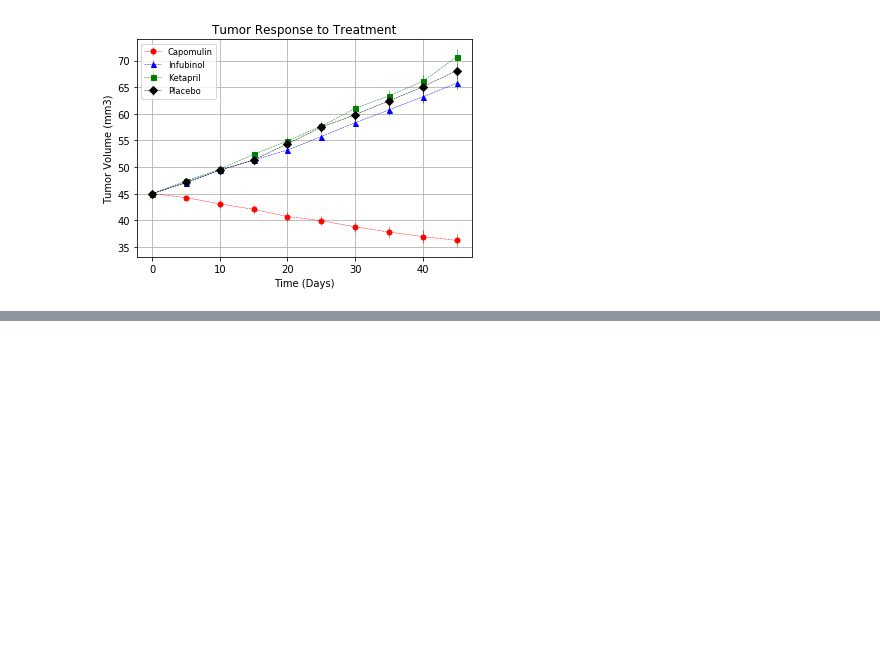
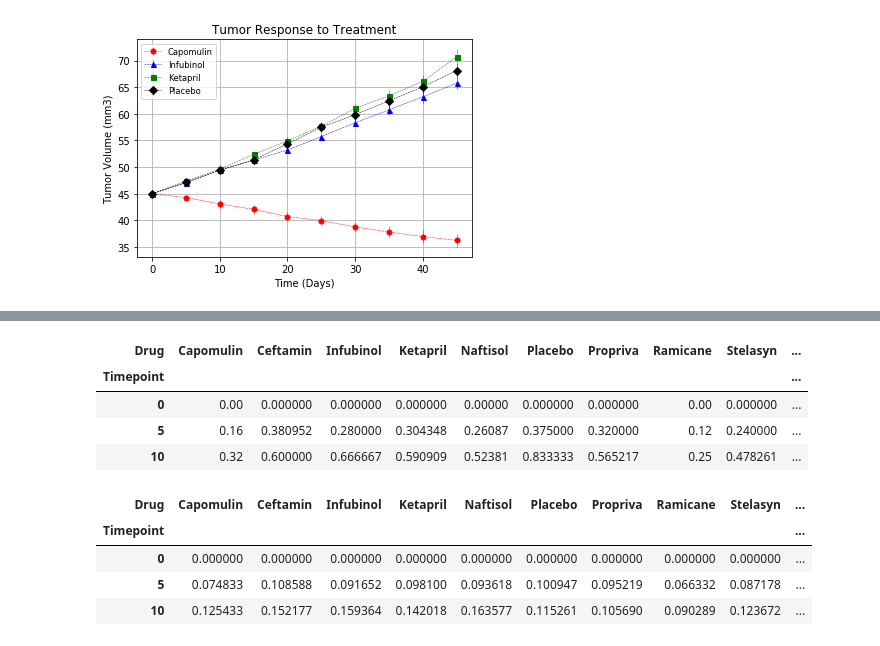
Before and after one commit to jasonzelaya/Pymaceuticals, a Jupyter notebook: pymaceuticals.ipynb, the cells around one changed output, grey strips where cells are left out. Cells and saved outputs as stored; diff of their text form; code cells hidden in the pictures; blank space fills up the shorter version.

```diff
--- a/pymaceuticals.ipynb
+++ b/pymaceuticals.ipynb
@@ -145,0 +148,9 @@ plt.show()
+# %%
+# Calculate mean for "Metastatic Sites" grouped by "Drug" and "Timepoint"
+meta_mean_group = all_data.groupby(["Drug", "Timepoint"])["Metastatic Sites"].mean()
+
+# Convert to, and flatten, DataFrame
+meta_mean_df = pd.DataFrame(meta_mean_group).reset_index()
+
+# Preview DataFrame
+meta_mean_df.head()
@@ -145,0 +164,9 @@ plt.show()
+# %%
+# Calculate standard error for "Metastatic Sites" grouped by "Drug" and "Timepoint"
+meta_stderr_group = all_data.groupby(["Drug", "Timepoint"])["Metastatic Sites"].sem()
+
+# Convert to, and flatten, DataFrame
+meta_stderr_df = pd.DataFrame(meta_stderr_group).reset_index()
+
+# Preview DataFrame
+meta_stderr_df.head()
@@ -145,0 +180,19 @@ plt.show()
+# %%
+# Pivot mean and standard error DataFrames
+meta_mean_pivot = meta_mean_df.pivot("Timepoint", "Drug", "Metastatic Sites")
+meta_stderr_pivot = meta_stderr_df.pivot("Timepoint", "Drug", "Metastatic Sites")
+
+# Preview DataFrames
+display(meta_mean_pivot.head(3))
+meta_stderr_pivot.head(3)
+# %% [output]
+| Drug | Capomulin | Ceftamin | Infubinol | Ketapril | Naftisol | Placebo | Propriva | Ramicane | Stelasyn | ... |
+| Timepoint |  |  |  |  |  |  |  |  |  | ... |
+| 0 | 0.00 | 0.000000 | 0.000000 | 0.000000 | 0.00000 | 0.000000 | 0.000000 | 0.00 | 0.000000 | ... |
+| 5 | 0.16 | 0.380952 | 0.280000 | 0.304348 | 0.26087 | 0.375000 | 0.320000 | 0.12 | 0.240000 | ... |
+| 10 | 0.32 | 0.600000 | 0.666667 | 0.590909 | 0.52381 | 0.833333 | 0.565217 | 0.25 | 0.478261 | ... |
+| Drug | Capomulin | Ceftamin | Infubinol | Ketapril | Naftisol | Placebo | Propriva | Ramicane | Stelasyn | ... |
+| Timepoint |  |  |  |  |  |  |  |  |  | ... |
+| 0 | 0.000000 | 0.000000 | 0.000000 | 0.000000 | 0.000000 | 0.000000 | 0.000000 | 0.000000 | 0.000000 | ... |
+| 5 | 0.074833 | 0.108588 | 0.091652 | 0.098100 | 0.093618 | 0.100947 | 0.095219 | 0.066332 | 0.087178 | ... |
+| 10 | 0.125433 | 0.152177 | 0.159364 | 0.142018 | 0.163577 | 0.115261 | 0.105690 | 0.090289 | 0.123672 | ... |
```
Also changed, not shown: parts of 6 cells of this notebook.
